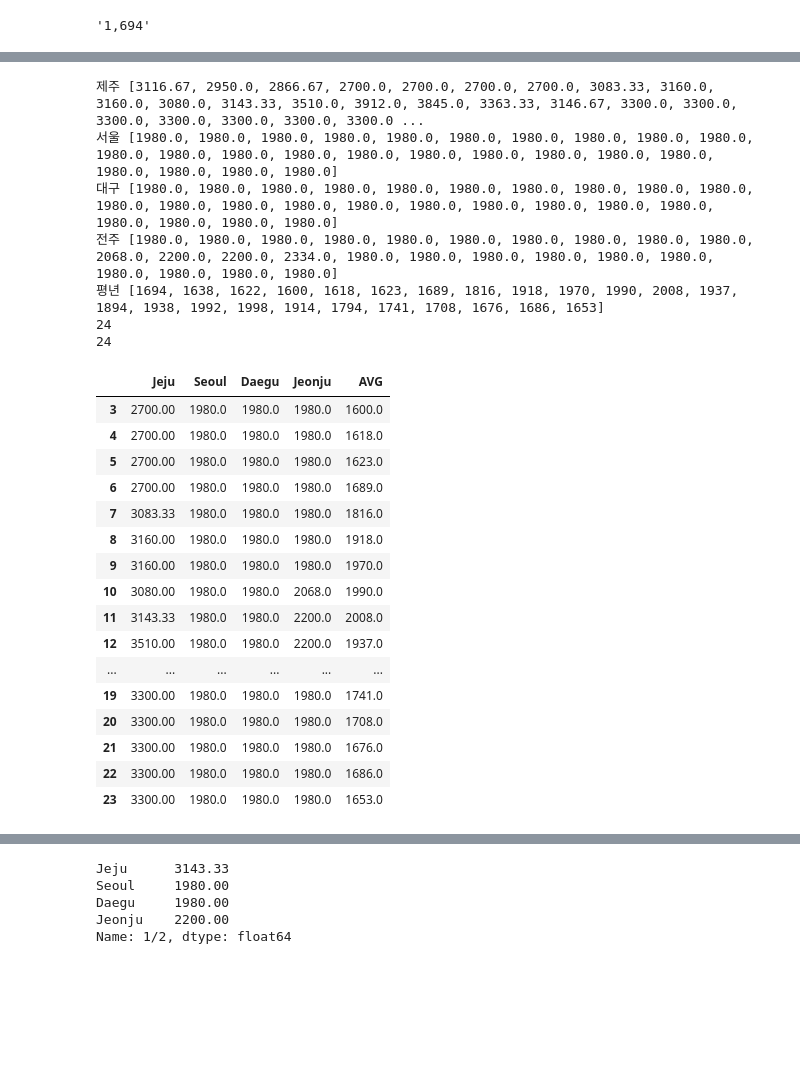
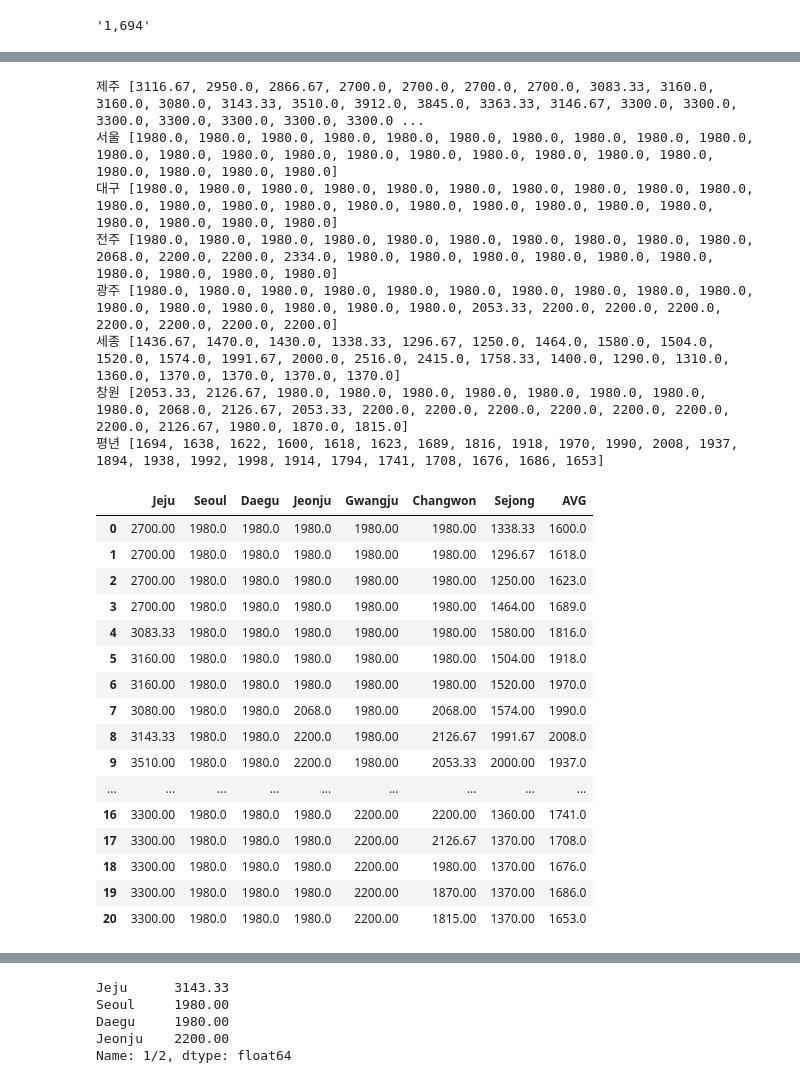
Before and after one commit to SeonJongYoo/SmartFarmProject-Python-DataAnalysis, a Jupyter notebook: Data_PriceChanges/PriceChange_Korea.ipynb, the cells around one changed output, grey strips where cells are left out. Cells and saved outputs as stored; diff of their text form; code cells hidden in the pictures; blank space fills up the shorter version.

```diff
--- a/Data_PriceChanges/PriceChange_Korea.ipynb
+++ b/Data_PriceChanges/PriceChange_Korea.ipynb
@@ -96,6 +96,9 @@ Jeju = []
 Seoul = []
 Daegu = []
 Jeonju = []
+Gwangju = []
+Sejong = []
+Changwon = []
 all_area = []
 
 # 2020년 1, 2, 3월까지 제주도, 서울, 대구, 전주 "깻잎"가격 소매가 조사
@@ -169,6 +172,24 @@ while month%12 < 12:
             #globals()['{0}'.format('Seoul')].append(round(avg, 2))  # 매주 평균값을 서울 리스트에 저장
             Jeonju.append(round(avg, 2))
 
+            # 광주 C-유통
+            price_list_gwangju, _ = check_area('광주', df)
+            length_gwangju = len(price_list_gwangju)
+            avg = sum(price_list_gwangju) / length_gwangju
+            Gwangju.append(round(avg, 2))
+
+            # 세종 C-유통
+            price_list_sejong, _ = check_area('세종', df)
+            length_sejong = len(price_list_sejong)
+            avg = sum(price_list_sejong) / length_sejong
+            Sejong.append(round(avg, 2))
+
+            # 창원 C-유통
+            price_list_changwon, _ = check_area('창원', df)
+            length_changwon = len(price_list_changwon)
+            avg = sum(price_list_changwon) / length_changwon
+            Changwon.append(round(avg, 2))
+
             check = True
             print("Here!!!")
     except:
@@ -207,38 +228,45 @@ print('제주', Jeju)
 print('서울', Seoul)
 print('대구', Daegu)
 print('전주', Jeonju)
+print('광주', Gwangju)
+print('세종', Sejong)
+print('창원', Changwon)
 print('평년', all_area)
 # %% [output]
 제주 [3116.67, 2950.0, 2866.67, 2700.0, 2700.0, 2700.0, 2700.0, 3083.33, 3160.0, 3160.0, 3080.0, 3143.33, 3510.0, 3912.0, 3845.0, 3363.33, 3146.67, 3300.0, 3300.0, 3300.0, 3300.0, 3300.0, 3300.0, 3300.0 ...
 서울 [1980.0, 1980.0, 1980.0, 1980.0, 1980.0, 1980.0, 1980.0, 1980.0, 1980.0, 1980.0, 1980.0, 1980.0, 1980.0, 1980.0, 1980.0, 1980.0, 1980.0, 1980.0, 1980.0, 1980.0, 1980.0, 1980.0, 1980.0, 1980.0]
 대구 [1980.0, 1980.0, 1980.0, 1980.0, 1980.0, 1980.0, 1980.0, 1980.0, 1980.0, 1980.0, 1980.0, 1980.0, 1980.0, 1980.0, 1980.0, 1980.0, 1980.0, 1980.0, 1980.0, 1980.0, 1980.0, 1980.0, 1980.0, 1980.0]
 전주 [1980.0, 1980.0, 1980.0, 1980.0, 1980.0, 1980.0, 1980.0, 1980.0, 1980.0, 1980.0, 2068.0, 2200.0, 2200.0, 2334.0, 1980.0, 1980.0, 1980.0, 1980.0, 1980.0, 1980.0, 1980.0, 1980.0, 1980.0, 1980.0]
+광주 [1980.0, 1980.0, 1980.0, 1980.0, 1980.0, 1980.0, 1980.0, 1980.0, 1980.0, 1980.0, 1980.0, 1980.0, 1980.0, 1980.0, 1980.0, 1980.0, 2053.33, 2200.0, 2200.0, 2200.0, 2200.0, 2200.0, 2200.0, 2200.0]
+세종 [1436.67, 1470.0, 1430.0, 1338.33, 1296.67, 1250.0, 1464.0, 1580.0, 1504.0, 1520.0, 1574.0, 1991.67, 2000.0, 2516.0, 2415.0, 1758.33, 1400.0, 1290.0, 1310.0, 1360.0, 1370.0, 1370.0, 1370.0, 1370.0]
+창원 [2053.33, 2126.67, 1980.0, 1980.0, 1980.0, 1980.0, 1980.0, 1980.0, 1980.0, 1980.0, 2068.0, 2126.67, 2053.33, 2200.0, 2200.0, 2200.0, 2200.0, 2200.0, 2200.0, 2200.0, 2126.67, 1980.0, 1870.0, 1815.0]
 평년 [1694, 1638, 1622, 1600, 1618, 1623, 1689, 1816, 1918, 1970, 1990, 2008, 1937, 1894, 1938, 1992, 1998, 1914, 1794, 1741, 1708, 1676, 1686, 1653]
-24
-24
 # %%
 # 5주차가 없는 월은 4주차까지의 평균값을 넣는다.
 # AVG: 조사 지역의 모든 유통업체들의 소매가격들을 조사하여 평균을 구한 것
-df1 = pd.DataFrame([Jeju, Seoul, Daegu, Jeonju, all_area], index="Jeju Seoul Daegu Jeonju AVG".split())
+df1 = pd.DataFrame([Jeju, Seoul, Daegu, Jeonju, Gwangju, Changwon, Sejong, all_area], index="Jeju Seoul Daegu Jeonju Gwangju Changwon Sejong AVG".split())
 df2 = df1.T
 #df2
 df3 = df2.loc[3:]
+df3.reset_index(inplace=True)
+#df3
+del df3['index']
 df3
 # %% [output]
-|  | Jeju | Seoul | Daegu | Jeonju | AVG |
-| 3 | 2700.00 | 1980.0 | 1980.0 | 1980.0 | 1600.0 |
-| 4 | 2700.00 | 1980.0 | 1980.0 | 1980.0 | 1618.0 |
-| 5 | 2700.00 | 1980.0 | 1980.0 | 1980.0 | 1623.0 |
-| 6 | 2700.00 | 1980.0 | 1980.0 | 1980.0 | 1689.0 |
-| 7 | 3083.33 | 1980.0 | 1980.0 | 1980.0 | 1816.0 |
-| 8 | 3160.00 | 1980.0 | 1980.0 | 1980.0 | 1918.0 |
-| 9 | 3160.00 | 1980.0 | 1980.0 | 1980.0 | 1970.0 |
-| 10 | 3080.00 | 1980.0 | 1980.0 | 2068.0 | 1990.0 |
-| 11 | 3143.33 | 1980.0 | 1980.0 | 2200.0 | 2008.0 |
-| 12 | 3510.00 | 1980.0 | 1980.0 | 2200.0 | 1937.0 |
-| ... | ... | ... | ... | ... | ... |
-| 19 | 3300.00 | 1980.0 | 1980.0 | 1980.0 | 1741.0 |
-| 20 | 3300.00 | 1980.0 | 1980.0 | 1980.0 | 1708.0 |
-| 21 | 3300.00 | 1980.0 | 1980.0 | 1980.0 | 1676.0 |
-| 22 | 3300.00 | 1980.0 | 1980.0 | 1980.0 | 1686.0 |
-| 23 | 3300.00 | 1980.0 | 1980.0 | 1980.0 | 1653.0 |
+|  | Jeju | Seoul | Daegu | Jeonju | Gwangju | Changwon | Sejong | AVG |
+| 0 | 2700.00 | 1980.0 | 1980.0 | 1980.0 | 1980.00 | 1980.00 | 1338.33 | 1600.0 |
+| 1 | 2700.00 | 1980.0 | 1980.0 | 1980.0 | 1980.00 | 1980.00 | 1296.67 | 1618.0 |
+| 2 | 2700.00 | 1980.0 | 1980.0 | 1980.0 | 1980.00 | 1980.00 | 1250.00 | 1623.0 |
+| 3 | 2700.00 | 1980.0 | 1980.0 | 1980.0 | 1980.00 | 1980.00 | 1464.00 | 1689.0 |
+| 4 | 3083.33 | 1980.0 | 1980.0 | 1980.0 | 1980.00 | 1980.00 | 1580.00 | 1816.0 |
+| 5 | 3160.00 | 1980.0 | 1980.0 | 1980.0 | 1980.00 | 1980.00 | 1504.00 | 1918.0 |
+| 6 | 3160.00 | 1980.0 | 1980.0 | 1980.0 | 1980.00 | 1980.00 | 1520.00 | 1970.0 |
+| 7 | 3080.00 | 1980.0 | 1980.0 | 2068.0 | 1980.00 | 2068.00 | 1574.00 | 1990.0 |
+| 8 | 3143.33 | 1980.0 | 1980.0 | 2200.0 | 1980.00 | 2126.67 | 1991.67 | 2008.0 |
+| 9 | 3510.00 | 1980.0 | 1980.0 | 2200.0 | 1980.00 | 2053.33 | 2000.00 | 1937.0 |
+| ... | ... | ... | ... | ... | ... | ... | ... | ... |
+| 16 | 3300.00 | 1980.0 | 1980.0 | 1980.0 | 2200.00 | 2200.00 | 1360.00 | 1741.0 |
+| 17 | 3300.00 | 1980.0 | 1980.0 | 1980.0 | 2200.00 | 2126.67 | 1370.00 | 1708.0 |
+| 18 | 3300.00 | 1980.0 | 1980.0 | 1980.0 | 2200.00 | 1980.00 | 1370.00 | 1676.0 |
+| 19 | 3300.00 | 1980.0 | 1980.0 | 1980.0 | 2200.00 | 1870.00 | 1370.00 | 1686.0 |
+| 20 | 3300.00 | 1980.0 | 1980.0 | 1980.0 | 2200.00 | 1815.00 | 1370.00 | 1653.0 |
```
Also changed, not shown: parts of 6 cells of this notebook.
